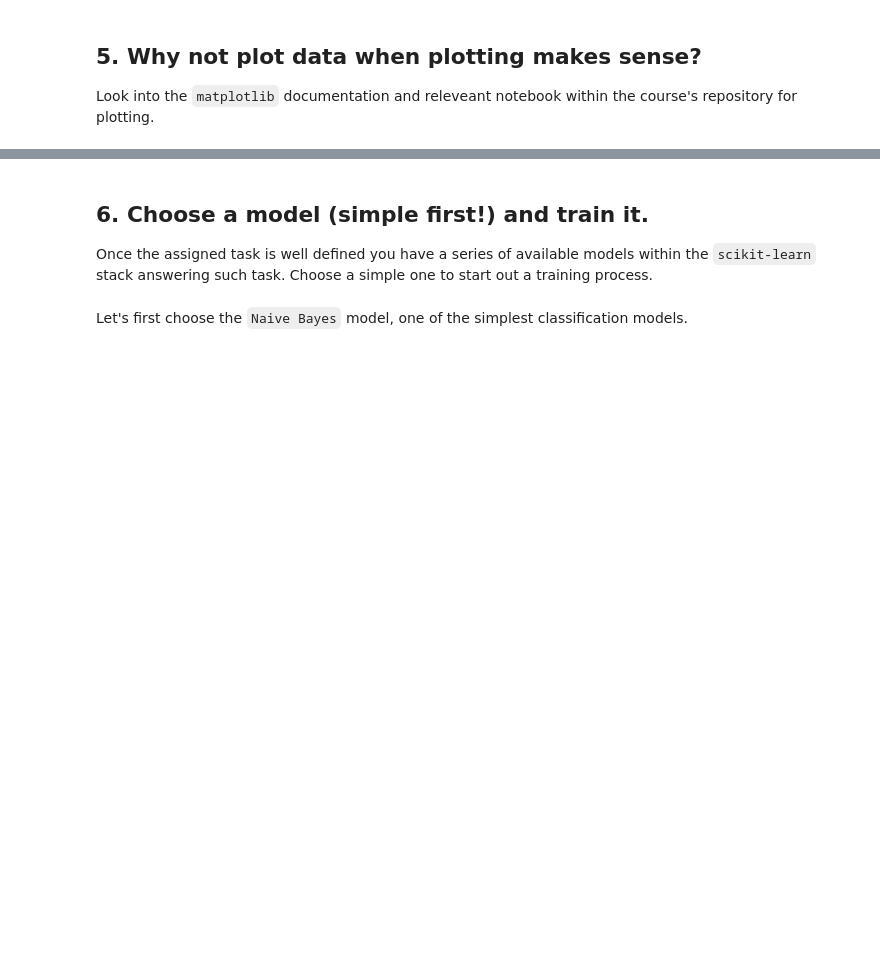
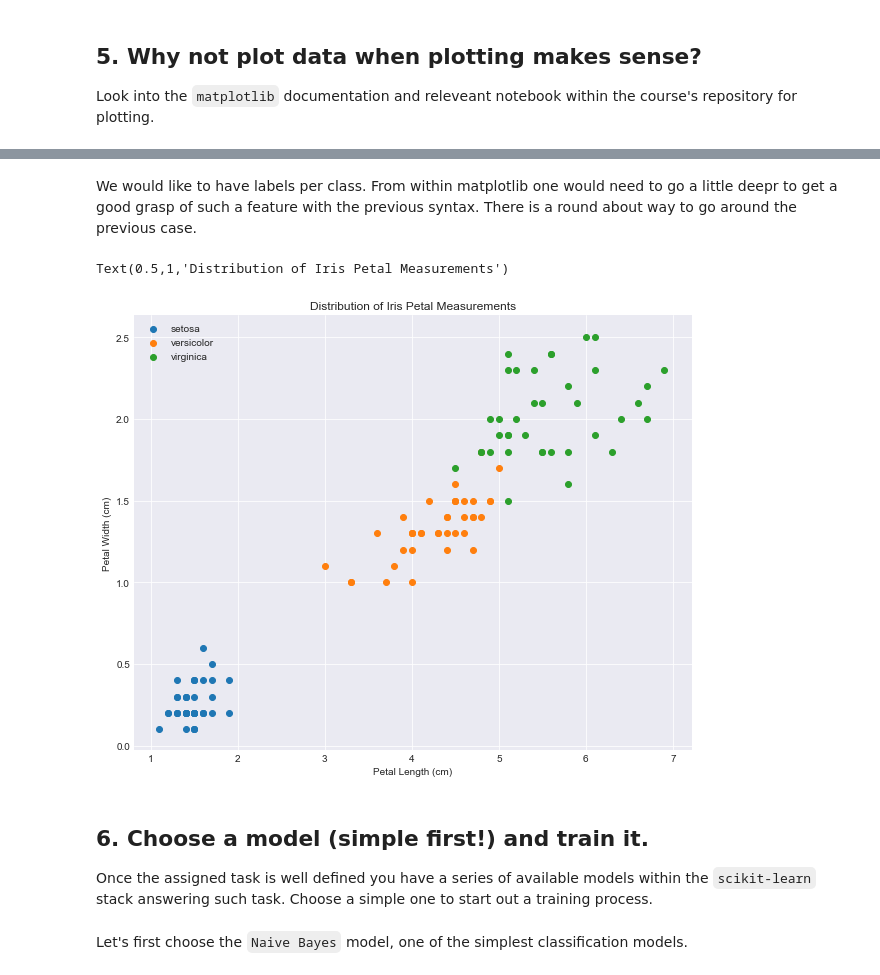
Before and after one commit to sneelapu77/IntroPyForDataScience, a Jupyter notebook: The iris dataset.ipynb, the cells around one changed output, grey strips where cells are left out. Saved outputs shown, nothing was run; the diff lists cells and outputs as text; code cells hidden in the pictures; blank space fills up the shorter version.

```diff
--- a/The iris dataset.ipynb
+++ b/The iris dataset.ipynb
@@ -179,3 +193,18 @@ Look into the `matplotlib` documentation and releveant notebook within the cours
+# %% [markdown]
+We would like to have labels per class. From within matplotlib one would need to go a little deepr to get a good grasp of such a feature with the previous syntax. There is a round about way to go around the previous case.
+# %%
+fig, ax = plt.subplots(figsize=(10, 8))
+for feature_index  in range(3):
+    index = y_train == feature_index
+    ax.scatter(X_train[index][:, 2], X_train[index][:, 3],
+               label=iris.target_names[feature_index])
+ax.legend(loc='upper left')
+ax.set_xlabel("Petal Length (cm)")
+ax.set_ylabel("Petal Width (cm)")
+ax.set_title("Distribution of Iris Petal Measurements")
+# %% [output]
+Text(0.5,1,'Distribution of Iris Petal Measurements')
+[figure, added]
 # %% [markdown]
 ## 6. Choose a model (simple first!) and train it.
 
```
Also changed, not shown: parts of 5 cells of this notebook.
